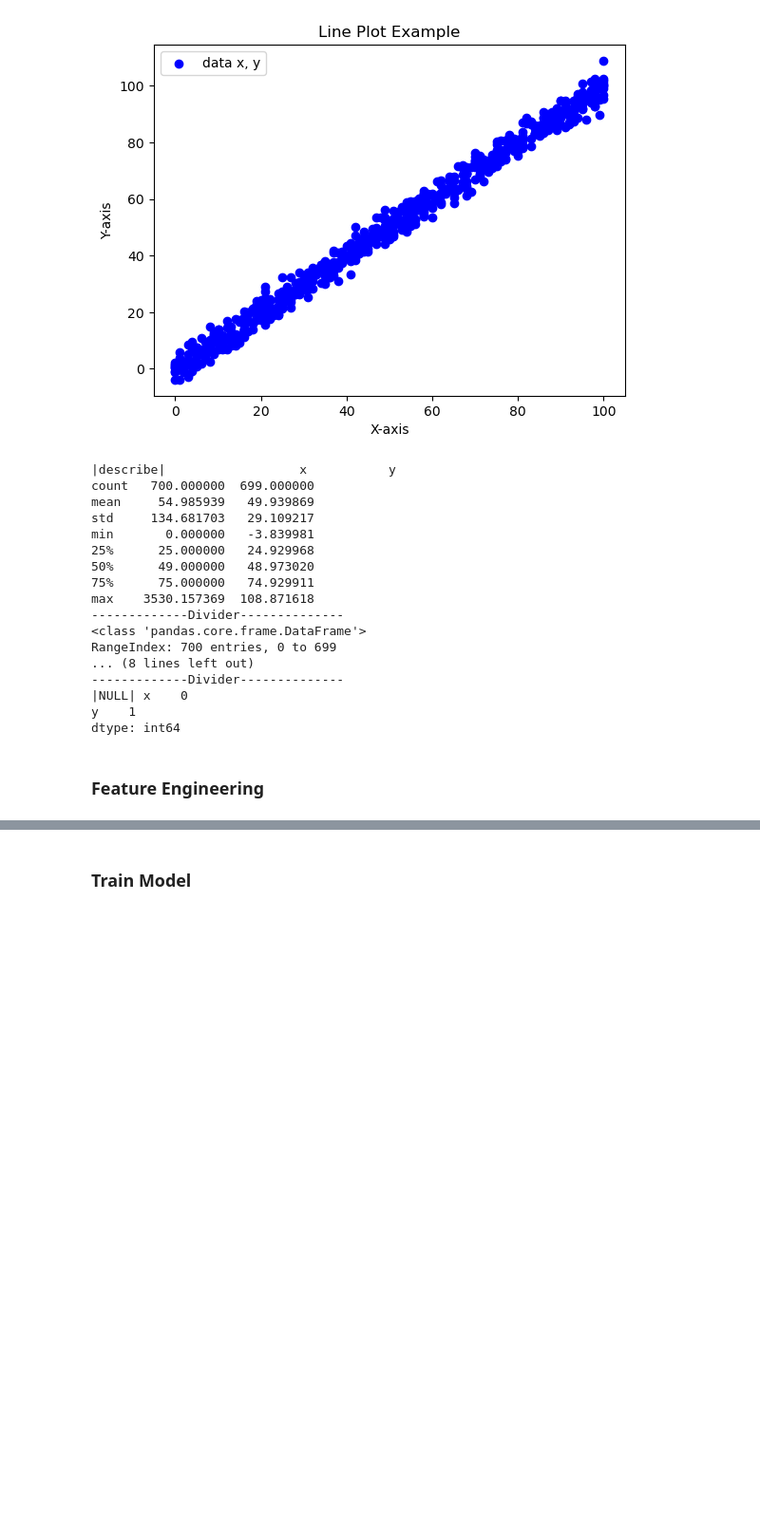
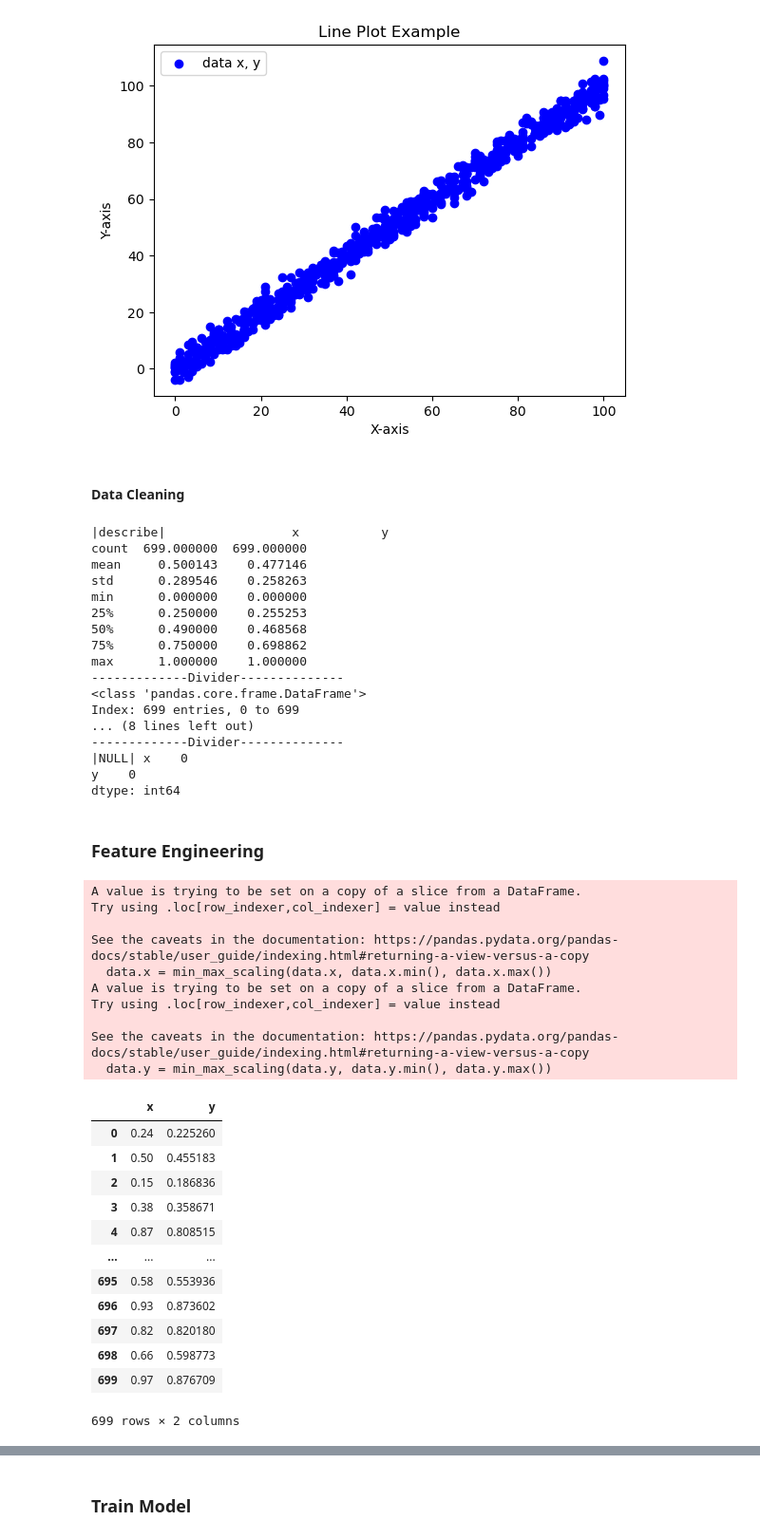
Before and after one commit to FaizanHassan123/Learning-MachineLearning, a Jupyter notebook: andonians-random-linear-regression/train.ipynb, the cells around one changed output, grey strips where cells are left out. Shown: that part at 95% size. Saved outputs shown, nothing was run; the diff lists cells and outputs as text; code cells hidden in the pictures; blank space fills up the shorter version.

```diff
--- a/andonians-random-linear-regression/train.ipynb
+++ b/andonians-random-linear-regression/train.ipynb
@@ -61,32 +64,35 @@ plt.legend()
 plt.show()
 # %% [output]
 [figure]
+# %% [markdown]
+#### Data Cleaning
 # %%
 # scaling
 # data.x = np.log10(data.x)
-
-print("|describe|", data.describe())
-print("-------------Divider--------------")
-print("|info|", data.info())
-print("-------------Divider--------------")
-print("|NULL|", data.isna().sum())
+def describe(data):
+    print("|describe|", data.describe())
+    print("-------------Divider--------------")
+    print("|info|", data.info())
+    print("-------------Divider--------------")
+    print("|NULL|", data.isna().sum())
+describe(data)
 # %% [output]
-|describe|                  x           y
-count   700.000000  699.000000
-mean     54.985939   49.939869
-std     134.681703   29.109217
-min       0.000000   -3.839981
-25%      25.000000   24.929968
-50%      49.000000   48.973020
-75%      75.000000   74.929911
-max    3530.157369  108.871618
+|describe|                 x           y
+count  699.000000  699.000000
+mean     0.500143    0.477146
+std      0.289546    0.258263
+min      0.000000    0.000000
+25%      0.250000    0.255253
+50%      0.490000    0.468568
+75%      0.750000    0.698862
+max      1.000000    1.000000
 -------------Divider--------------
 <class 'pandas.core.frame.DataFrame'>
-RangeIndex: 700 entries, 0 to 699
+Index: 699 entries, 0 to 699
 ... (8 lines left out)
 -------------Divider--------------
 |NULL| x    0
-y    1
+y    0
 dtype: int64
 # %% [markdown]
 ### Feature Engineering
@@ -95,5 +101,35 @@ dtype: int64
 data = data.dropna()
 # %%
 
+### Min-Max Scaling
 data.x = min_max_scaling(data.x, data.x.min(), data.x.max())
 data.y = min_max_scaling(data.y, data.y.min(), data.y.max())
+
+# data.x = tanh_normalize(data.x, data.x.mean(), data.x.std())
+# data.y = tanh_normalize(data.y, data.y.mean(), data.y.std())
+
+data
+# %% [output]
+A value is trying to be set on a copy of a slice from a DataFrame.
+Try using .loc[row_indexer,col_indexer] = value instead
+
+See the caveats in the documentation: https://pandas.pydata.org/pandas-docs/stable/user_guide/indexing.html#returning-a-view-versus-a-copy
+  data.x = min_max_scaling(data.x, data.x.min(), data.x.max())
+A value is trying to be set on a copy of a slice from a DataFrame.
+Try using .loc[row_indexer,col_indexer] = value instead
+
+See the caveats in the documentation: https://pandas.pydata.org/pandas-docs/stable/user_guide/indexing.html#returning-a-view-versus-a-copy
+  data.y = min_max_scaling(data.y, data.y.min(), data.y.max())
+|  | x | y |
+| 0 | 0.24 | 0.225260 |
+| 1 | 0.50 | 0.455183 |
+| 2 | 0.15 | 0.186836 |
+| 3 | 0.38 | 0.358671 |
+| 4 | 0.87 | 0.808515 |
+| ... | ... | ... |
+| 695 | 0.58 | 0.553936 |
+| 696 | 0.93 | 0.873602 |
+| 697 | 0.82 | 0.820180 |
+| 698 | 0.66 | 0.598773 |
+| 699 | 0.97 | 0.876709 |
+699 rows × 2 columns
```
Also changed, not shown: parts of 9 cells of this notebook.
